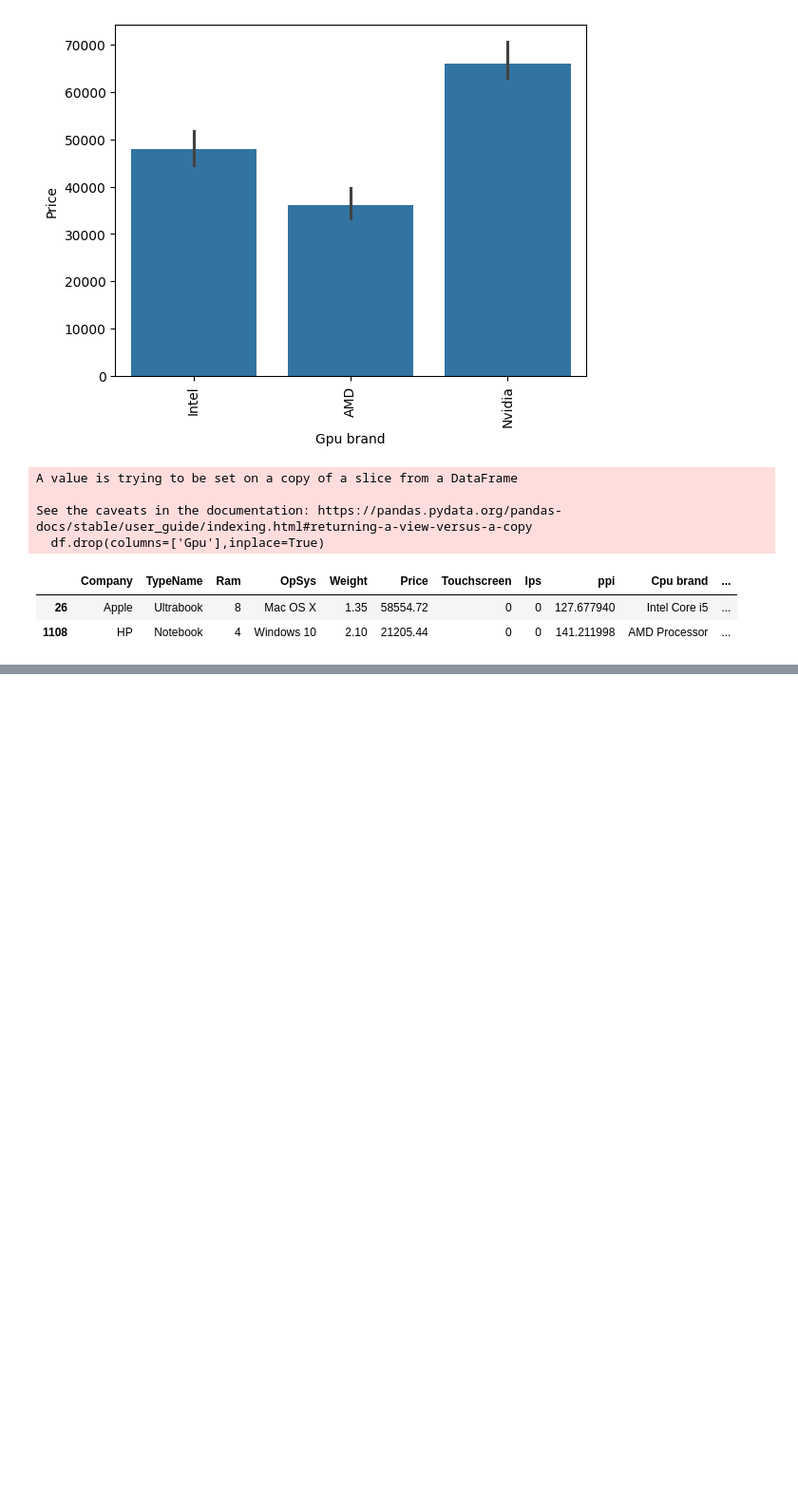
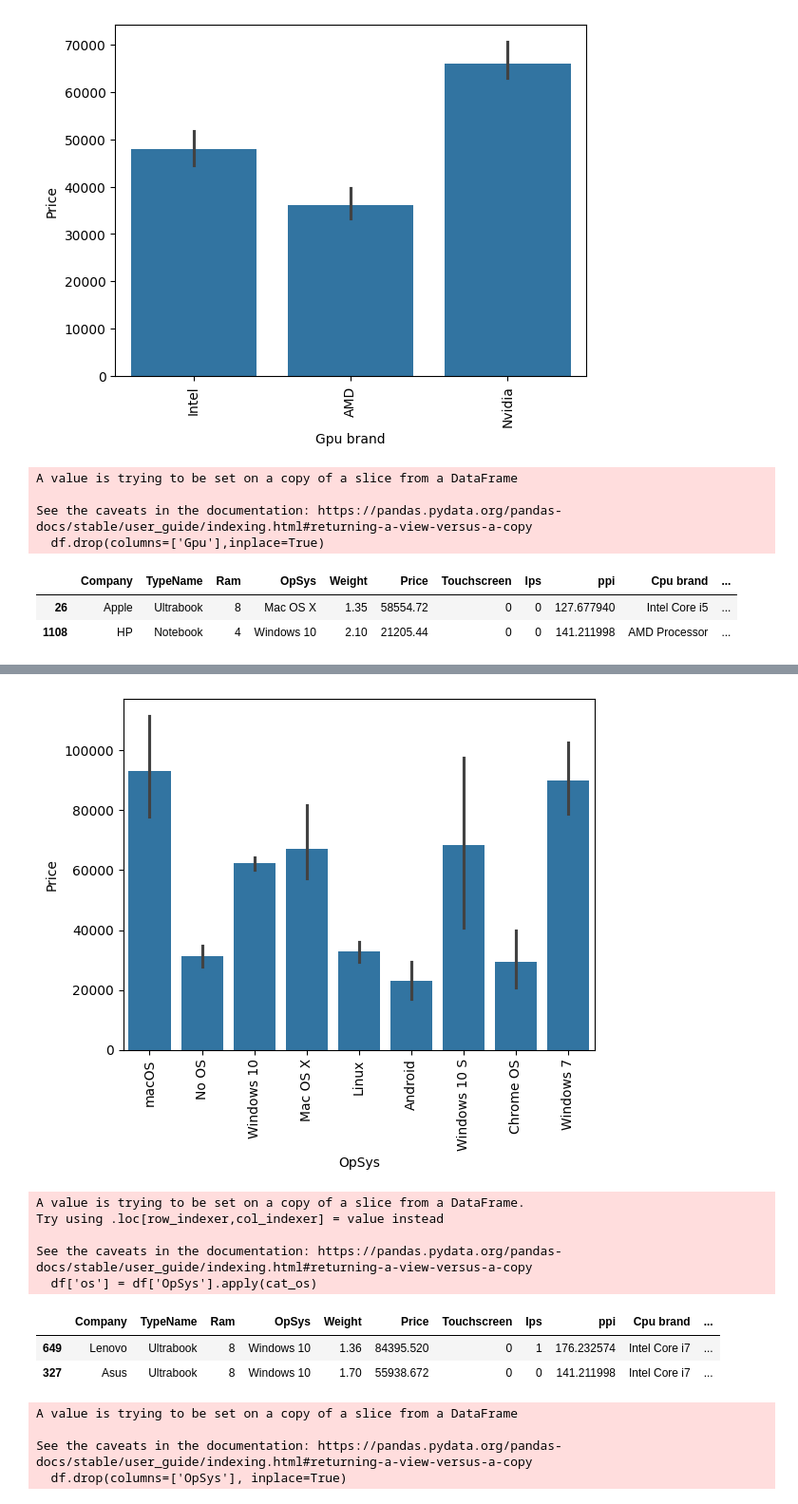
Before and after one commit to afadnan/laptopPricePrediction, a Jupyter notebook: laptop.ipynb, the cells around one changed output, grey strips where cells are left out. Shown: that part at 95% size. Drawn from its saved outputs; the diff is of its cells as text; code cells hidden in the pictures; blank space fills up the shorter version.

```diff
--- a/laptop.ipynb
+++ b/laptop.ipynb
@@ -793,0 +808,6 @@ df.sample(2)
+# %%
+sns.barplot(x=df['OpSys'],y=df['Price'])
+plt.xticks(rotation='vertical')
+plt.show()
+# %% [output]
+[figure, added]
@@ -793,0 +822,21 @@ df.sample(2)
+# %%
+df['os'] = df['OpSys'].apply(cat_os)
+# %% [output]
+A value is trying to be set on a copy of a slice from a DataFrame.
+Try using .loc[row_indexer,col_indexer] = value instead
+
+See the caveats in the documentation: https://pandas.pydata.org/pandas-docs/stable/user_guide/indexing.html#returning-a-view-versus-a-copy
+  df['os'] = df['OpSys'].apply(cat_os)
+# %%
+df.sample(2)
+# %% [output]
+|  | Company | TypeName | Ram | OpSys | Weight | Price | Touchscreen | Ips | ppi | Cpu brand | ... |
+| 649 | Lenovo | Ultrabook | 8 | Windows 10 | 1.36 | 84395.520 | 0 | 1 | 176.232574 | Intel Core i7 | ... |
+| 327 | Asus | Ultrabook | 8 | Windows 10 | 1.70 | 55938.672 | 0 | 0 | 141.211998 | Intel Core i7 | ... |
+# %%
+df.drop(columns=['OpSys'], inplace=True)
+# %% [output]
+A value is trying to be set on a copy of a slice from a DataFrame
+
+See the caveats in the documentation: https://pandas.pydata.org/pandas-docs/stable/user_guide/indexing.html#returning-a-view-versus-a-copy
+  df.drop(columns=['OpSys'], inplace=True)
```
Also changed, not shown: parts of 3 cells of this notebook.
